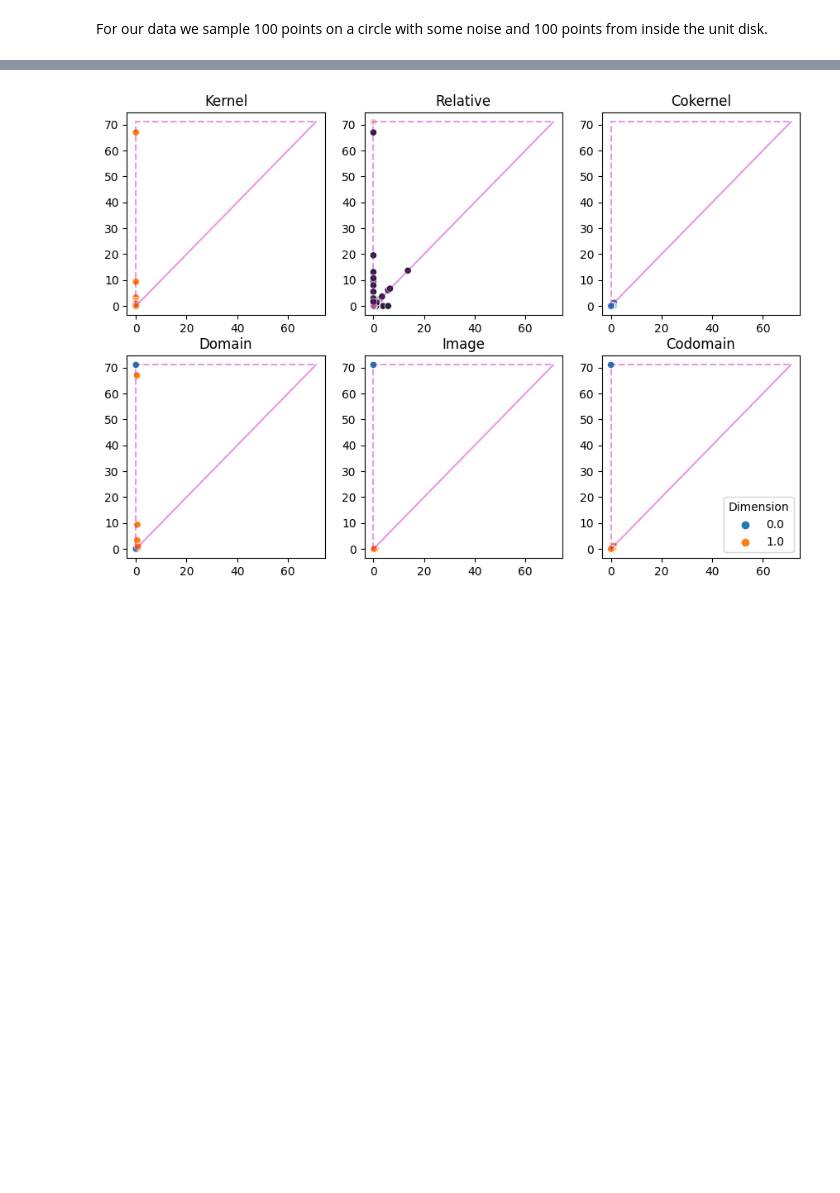
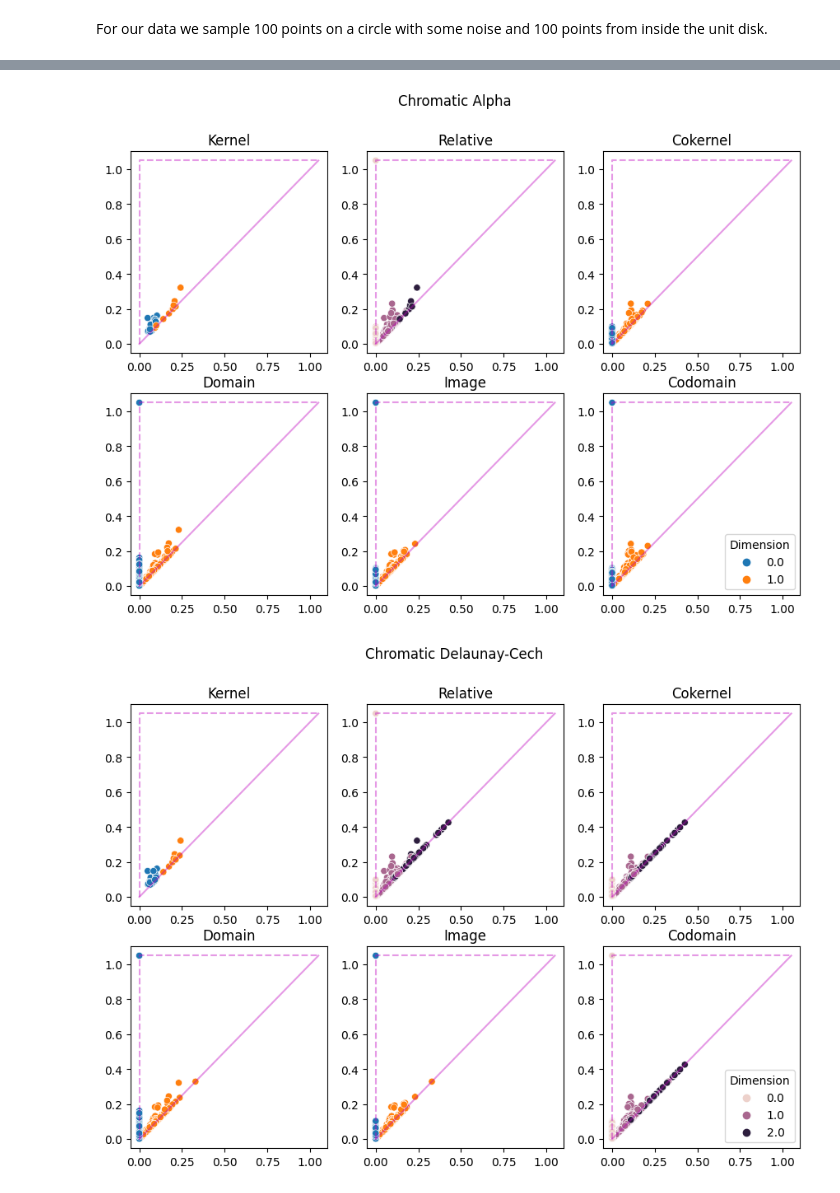
Before and after one commit to abhinavnatarajan/Chalc, a Jupyter notebook: docs/example.ipynb, the cells around one changed output, grey strips where cells are left out. Drawn from its saved outputs; the diff is of its cells as text; code cells hidden in the pictures; blank space fills up the shorter version.

```diff
--- a/docs/example.ipynb
+++ b/docs/example.ipynb
@@ -39,6 +36,16 @@ Washboard server:
-# %%
-dgms = ch.sixpack.compute(points, colours, dom=[0,], method="chromatic alpha")
-truncation =  max(dgms.entrance_times) * 1.01
-fig = ch.sixpack.plot_sixpack(dgms, truncation, max_diagram_dim=1)
-# %% [output]
-[figure, removed]
+# %%
+with warnings.catch_warnings():
+    warnings.simplefilter('ignore')
+    truncation = 1.0
+    dgms_alpha = ch.sixpack.compute(points, colours, dom=[0,], method="chromatic alpha")
+    fig_alpha, ax_alpha = ch.plotting.plot_sixpack(dgms_alpha, truncation, max_diagram_dim=2)
+    fig_alpha.suptitle('Chromatic Alpha')
+    dgms_delcech = ch.sixpack.compute(points, colours, dom=[0,], method="chromatic delcech")
+    fig_delcech, ax_delcech = ch.plotting.plot_sixpack(dgms_delcech, truncation, max_diagram_dim=2)
+    fig_delcech.suptitle('Chromatic Delaunay-Cech')
+    dgms_delrips = ch.sixpack.compute(points, colours, dom=[0,], method="chromatic delrips")
+    fig_delrips, ax_delrips = ch.plotting.plot_sixpack(dgms_delrips, truncation, max_diagram_dim=2)
+    fig_delrips.suptitle('Chromatic Delaunay-Rips')
+# %% [output]
+[figure, added]
+[figure, added]
```
Also changed, not shown: parts of 15 cells of this notebook, 19 other files.
